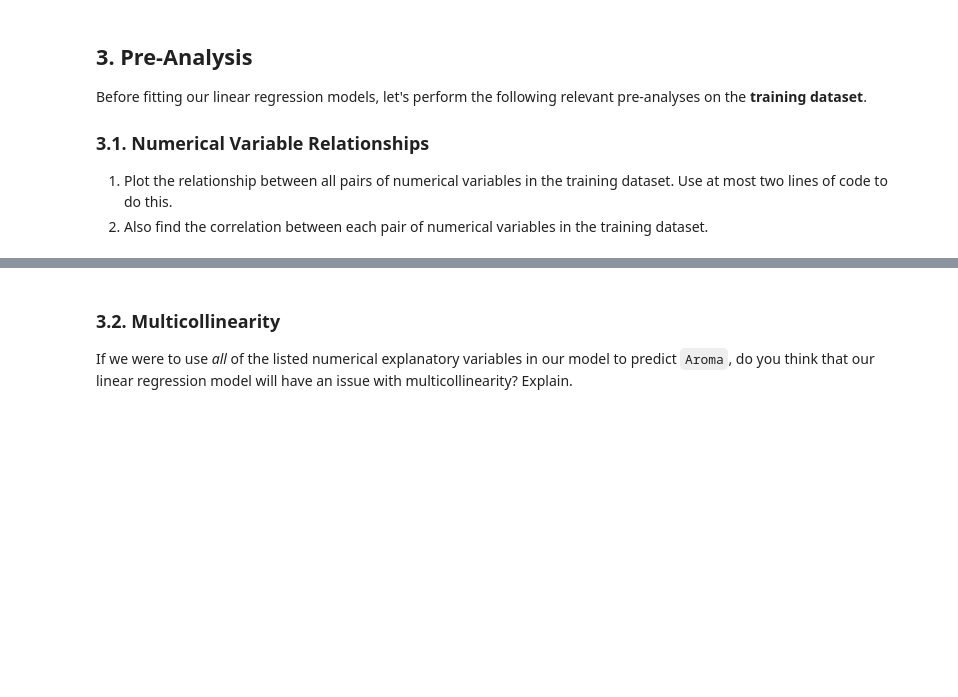
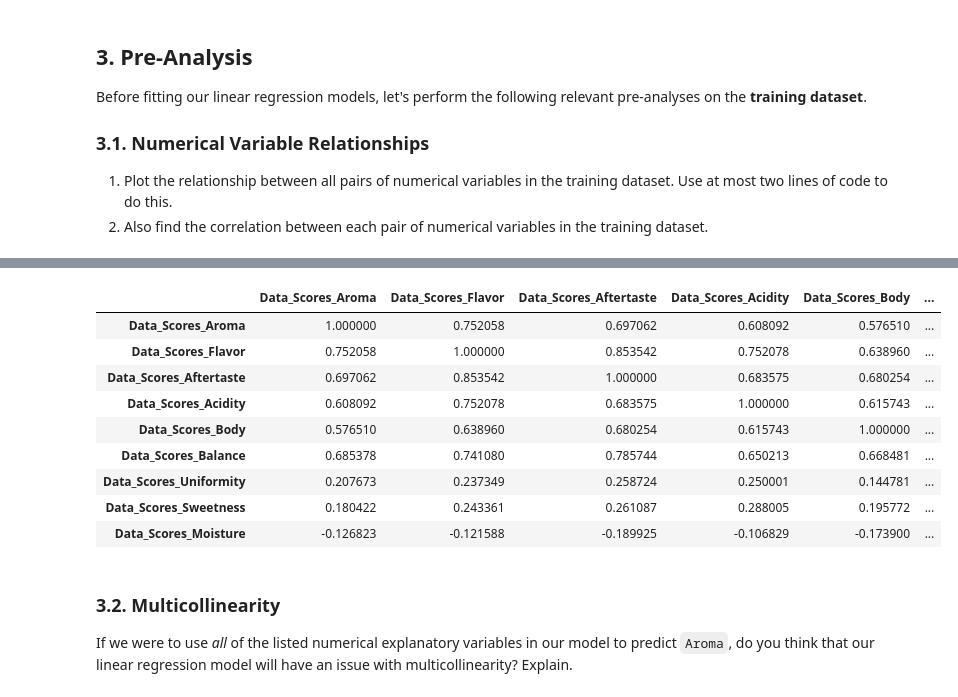
Before and after one commit to ryguy2k4/stat207, a Jupyter notebook: lab_05/lab_05_individual.ipynb, the cells around one changed output, grey strips where cells are left out. Cells and saved outputs as stored; diff of their text form; code cells hidden in the pictures; blank space fills up the shorter version.

```diff
--- a/lab_05/lab_05_individual.ipynb
+++ b/lab_05/lab_05_individual.ipynb
@@ -217,3 +277,16 @@ Before fitting our linear regression models, let's perform the following relevan
+# %%
+df_train.corr(numeric_only=True)
+# %% [output]
+|  | Data_Scores_Aroma | Data_Scores_Flavor | Data_Scores_Aftertaste | Data_Scores_Acidity | Data_Scores_Body | ... |
+| Data_Scores_Aroma | 1.000000 | 0.752058 | 0.697062 | 0.608092 | 0.576510 | ... |
+| Data_Scores_Flavor | 0.752058 | 1.000000 | 0.853542 | 0.752078 | 0.638960 | ... |
+| Data_Scores_Aftertaste | 0.697062 | 0.853542 | 1.000000 | 0.683575 | 0.680254 | ... |
+| Data_Scores_Acidity | 0.608092 | 0.752078 | 0.683575 | 1.000000 | 0.615743 | ... |
+| Data_Scores_Body | 0.576510 | 0.638960 | 0.680254 | 0.615743 | 1.000000 | ... |
+| Data_Scores_Balance | 0.685378 | 0.741080 | 0.785744 | 0.650213 | 0.668481 | ... |
+| Data_Scores_Uniformity | 0.207673 | 0.237349 | 0.258724 | 0.250001 | 0.144781 | ... |
+| Data_Scores_Sweetness | 0.180422 | 0.243361 | 0.261087 | 0.288005 | 0.195772 | ... |
+| Data_Scores_Moisture | -0.126823 | -0.121588 | -0.189925 | -0.106829 | -0.173900 | ... |
 # %% [markdown]
 ### 3.2. Multicollinearity
 
```
Also changed, not shown: parts of 15 cells of this notebook, 1 other file.
